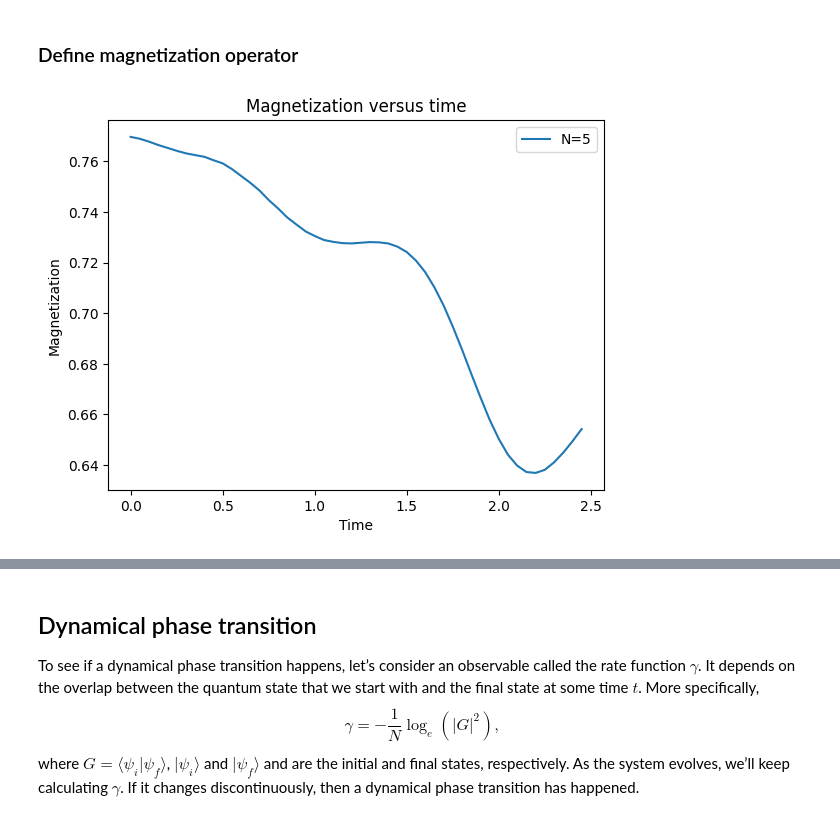
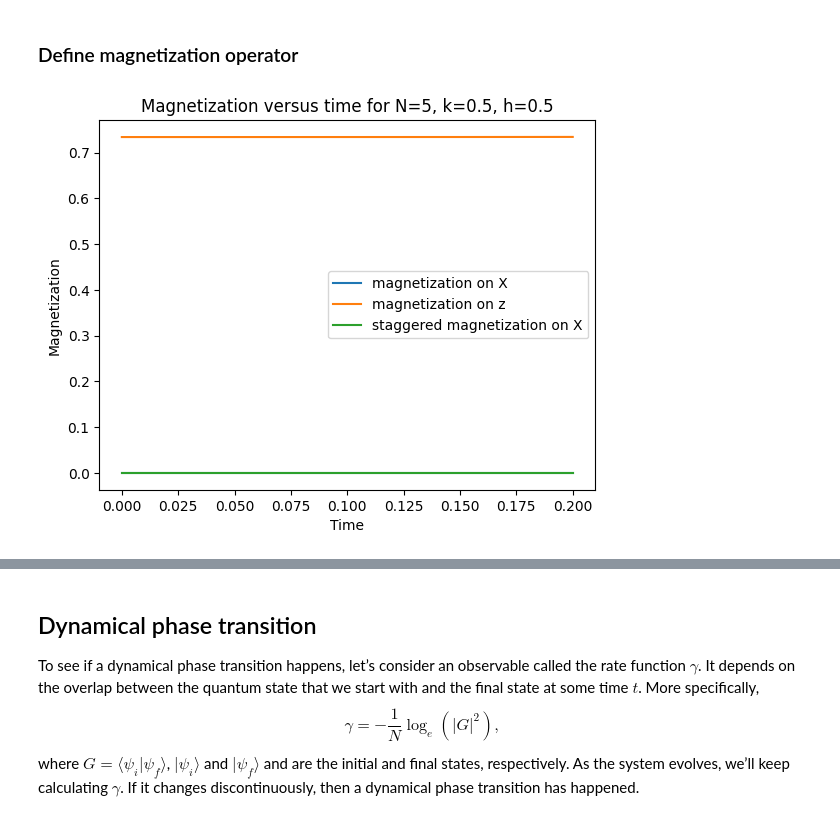
Before and after one commit to alexsockz/ANNNI-model-quantum-computing, a Jupyter notebook: src/ANNNI-TimeEv.ipynb, the cells around one changed output, grey strips where cells are left out. Saved outputs shown, nothing was run; the diff lists cells and outputs as text; code cells hidden in the pictures.

```diff
--- a/src/ANNNI-TimeEv.ipynb
+++ b/src/ANNNI-TimeEv.ipynb
@@ -251,40 +323,61 @@ def calculate_magnetization_GS(H,N):
+# %%
+# Define a function to calculate magnetization at time t
+# def calculate_expval_at_time(H, t, N, ground_state_params, operator):
+def calculate_expval_at_time(H, t, N, ground_state, operator):
+    """Calculate magnetization after time evolution"""
+
+    # Create a device for the circuit
+    dev = qml.device("lightning.qubit", wires=range(N))
+
+    @qml.qnode(dev)
+    def magnetization_circuit():
+        # Prepare the ground state
+        # create_ansatz(ground_state_params, N)
+        qml.StatePrep(ground_state, wires=range(N))
+        # Apply time evolution
+        qml.TrotterProduct(H, time=t, n=math.ceil(t / 0.1)+1, order=2)
+        # Return magnetization expectation value
+        return qml.expval(operator(N))
+
+    return magnetization_circuit()
 # %%
-# Find ground state once
-ground_state_params, _ = find_ground_state(N, k, h, max_iters=500, tolerance=1e-07,seed=10)
+# Get the ground state
+k = 0.5
+h = 0.5
+
+H_matrix = np.real(qml.matrix(get_H(N, k, h)))
+_, psi0 = np.linalg.eigh(H_matrix)
+ground_state_params = np.array(psi0[:, 0], dtype=np.complex64)
+ground_state_params = psi0[:, 0]
+
+# Calculate magnetization over time
+deltaT = 0.05
+num_time_steps = 5
+H = get_H(N,k,h)
+
+magnetization_list = []
+for i in range(num_time_steps):
+    mag = calculate_expval_at_time(H, i * deltaT, N, ground_state_params,magnetization_x)
+    magnetization_list.append(mag)
+plt.plot(np.linspace(0, deltaT * (num_time_steps-1), num_time_steps), magnetization_list, label='magnetization on X')
+
+magnetization_list = []
+for i in range(num_time_steps):
+    mag = calculate_expval_at_time(H, i * deltaT, N, ground_state_params,magnetization_z)
+    magnetization_list.append(mag)
+plt.plot(np.linspace(0, deltaT * (num_time_steps-1), num_time_steps), magnetization_list, label='magnetization on z')
+
+magnetization_list = []
+for i in range(num_time_steps):
+    mag = calculate_expval_at_time(H, i * deltaT, N, ground_state_params,staggered_magnetization_x)
+    magnetization_list.append(mag)
+plt.plot(np.linspace(0, deltaT * (num_time_steps-1), num_time_steps), magnetization_list, label='staggered magnetization on X')
 
 
-# Define a function to calculate magnetization at time t
-def calculate_magnetization_at_time(H, t, N, k, h):
-    """Calculate magnetization after time evolution"""
-
-    # Create a device for the circuit
-    dev = qml.device("lightning.qubit", wires=range(N))
-
-    @qml.qnode(dev)
-    def magnetization_circuit():
-        # Prepare the ground state
-        create_ansatz(ground_state_params, N)
-        # Apply time evolution
-        qml.TrotterProduct(H, time=t, n=math.ceil(t / 0.1)+1, order=2)
-        # Return magnetization expectation value
-        return qml.expval(magnetization_op(N))
-
-    return magnetization_circuit()
-
-# Calculate magnetization over time
-magnetization_list = []
-deltaT = 0.05
-num_time_steps = 50
-
-for i in range(num_time_steps):
-    mag = calculate_magnetization_at_time(H, i * deltaT, N, k, h)
-    magnetization_list.append(mag)
-
-plt.plot(np.linspace(0, deltaT * (num_time_steps-1), num_time_steps), magnetization_list)
 plt.xlabel("Time")
 plt.ylabel("Magnetization")
-plt.title("Magnetization versus time")
-plt.legend(["N=" + str(N)])
+plt.title(f"Magnetization versus time for N={N}, k={k}, h={h}")
+plt.legend()
 plt.show()
 # %% [output]
-[figure, old version]
+[figure, new version]
```
Also changed, not shown: parts of 14 cells of this notebook, 1 other file.
